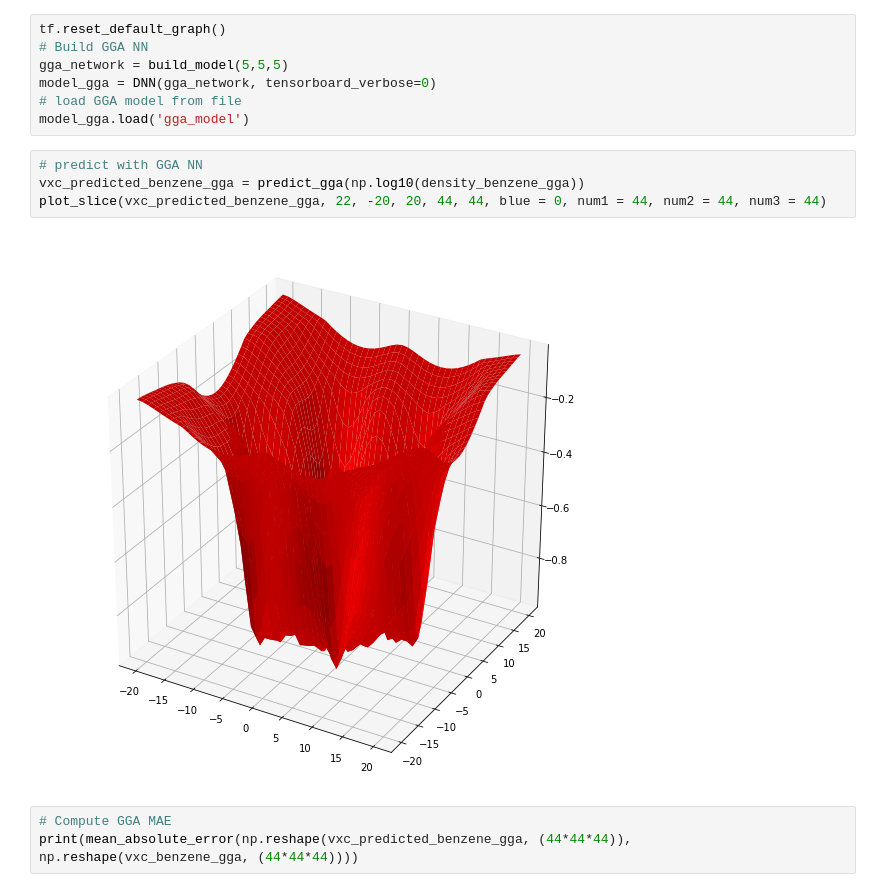
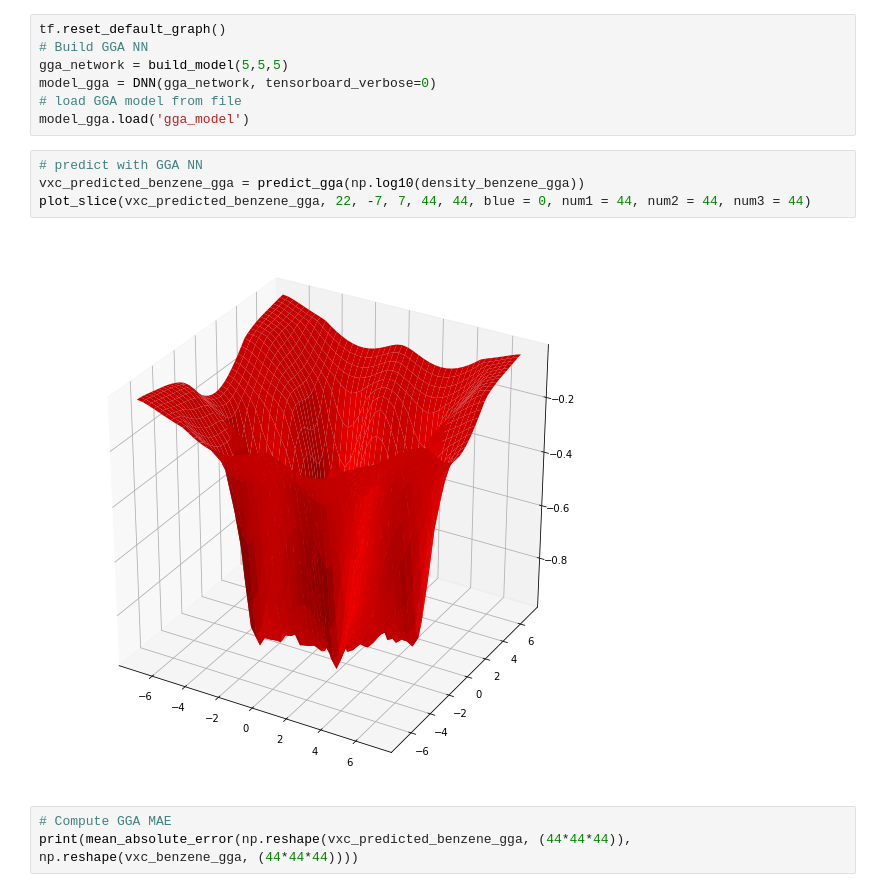
Before and after one commit to AlexanderFreeman/MLXC, a Jupyter notebook: main.ipynb, the cells around one changed output. Cells and saved outputs as stored; diff of their text form.

```diff
--- a/main.ipynb
+++ b/main.ipynb
@@ -136,9 +136,9 @@ model_gga.load('gga_model')
 # %%
 # predict with GGA NN
 vxc_predicted_benzene_gga = predict_gga(np.log10(density_benzene_gga))
-plot_slice(vxc_predicted_benzene_gga, 22, -20, 20, 44, 44, blue = 0, num1 = 44, num2 = 44, num3 = 44)
+plot_slice(vxc_predicted_benzene_gga, 22, -7, 7, 44, 44, blue = 0, num1 = 44, num2 = 44, num3 = 44)
 # %% [output]
-[figure, old version]
+[figure, new version]
 # %%
 # Compute GGA MAE
 print(mean_absolute_error(np.reshape(vxc_predicted_benzene_gga, (44*44*44)), np.reshape(vxc_benzene_gga, (44*44*44))))
```
Also changed, not shown: parts of 1 cell of this notebook.
